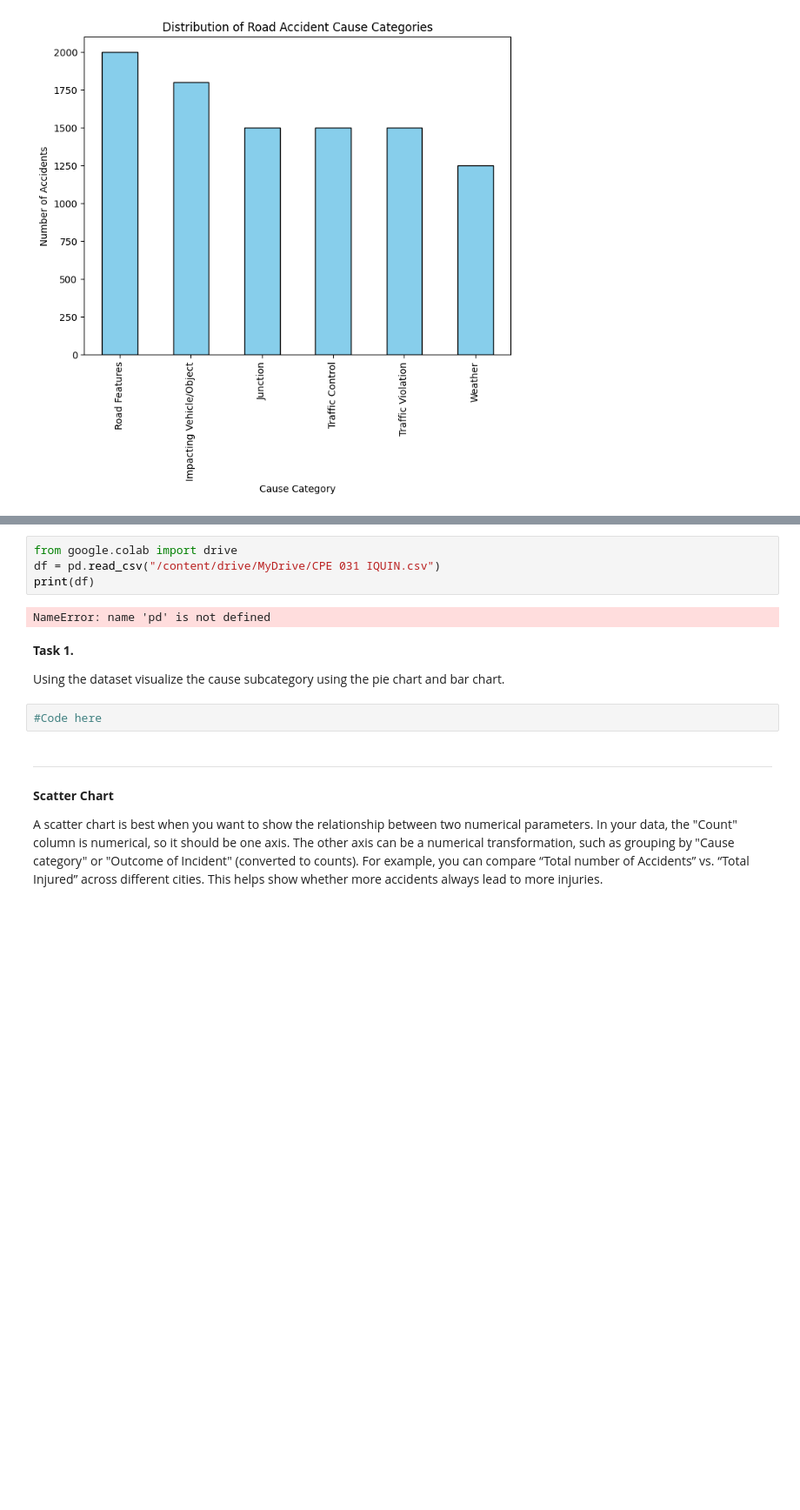
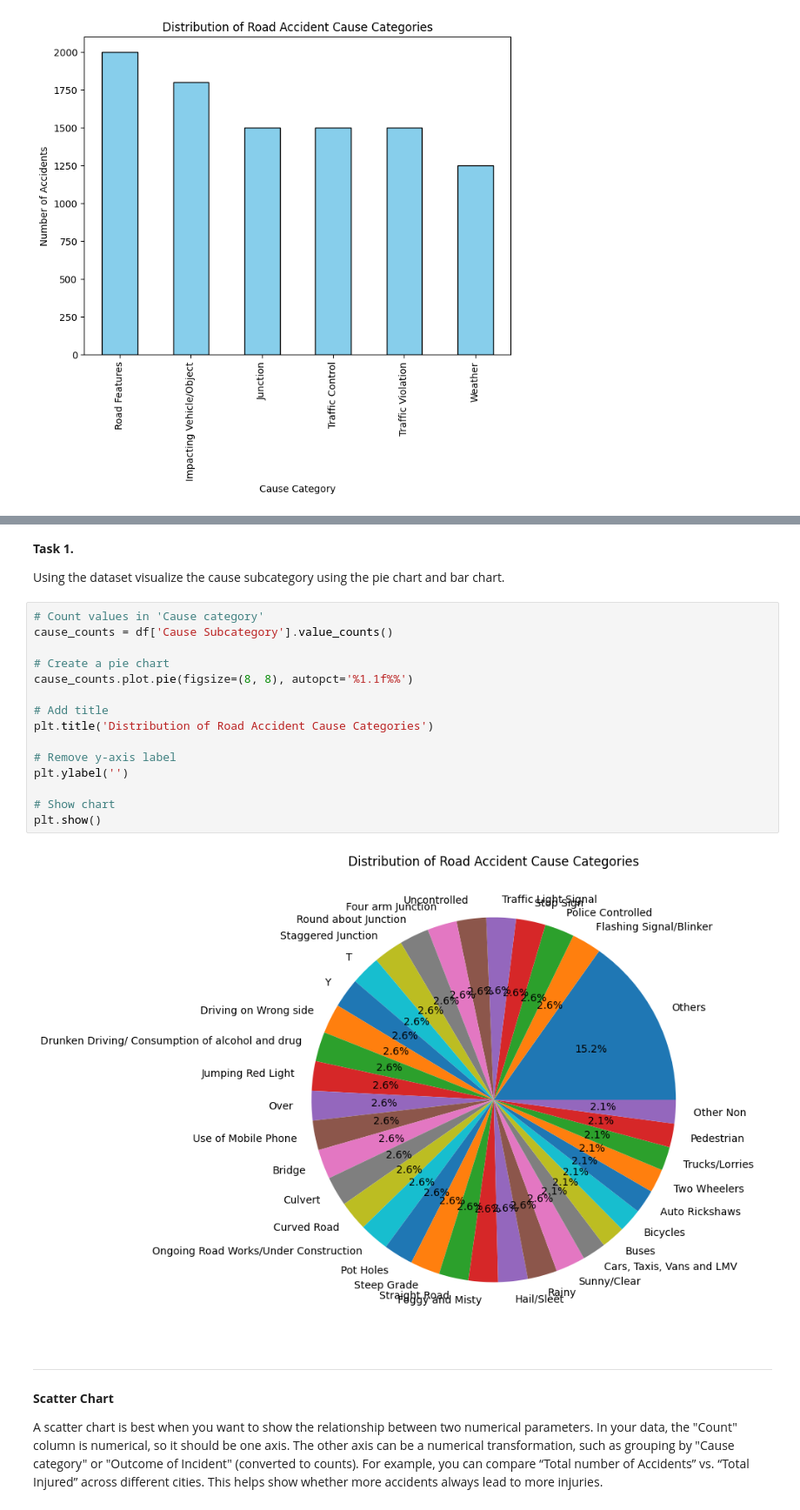
Before and after one commit to MelquisedecIquin/CPE-031-Visualization-and-Data-Analysis, a Jupyter notebook: Hands_On_Activity_5___Chart_Type.ipynb, the cells around one changed output, grey strips where cells are left out. Shown at 87% size. Cells and saved outputs as stored; diff of their text form; blank space fills up the shorter version.

```diff
--- a/Hands_On_Activity_5___Chart_Type.ipynb
+++ b/Hands_On_Activity_5___Chart_Type.ipynb
@@ -122,15 +141,24 @@ Mounted at /content/drive
-# %%
-from google.colab import drive
-df = pd.read_csv("/content/drive/MyDrive/CPE 031 IQUIN.csv")
-print(df)
-# %% [output]
-NameError: name 'pd' is not defined
 # %% [markdown]
 **Task 1.**
 
 Using the dataset visualize the cause subcategory using the pie chart and bar chart.
-# %%
-#Code here
+# %%
+# Count values in 'Cause category'
+cause_counts = df['Cause Subcategory'].value_counts()
+
+# Create a pie chart
+cause_counts.plot.pie(figsize=(8, 8), autopct='%1.1f%%')
+
+# Add title
+plt.title('Distribution of Road Accident Cause Categories')
+
+# Remove y-axis label
+plt.ylabel('')
+
+# Show chart
+plt.show()
+# %% [output]
+[figure, added]
 # %% [markdown]
 
 
```
Also changed, not shown: parts of 11 cells of this notebook.
